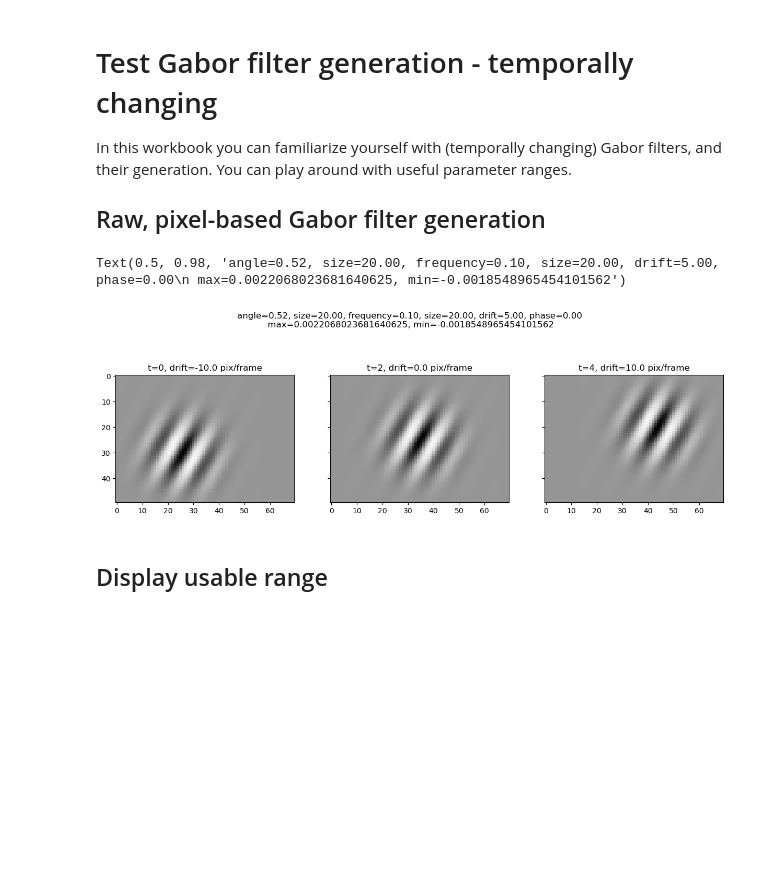
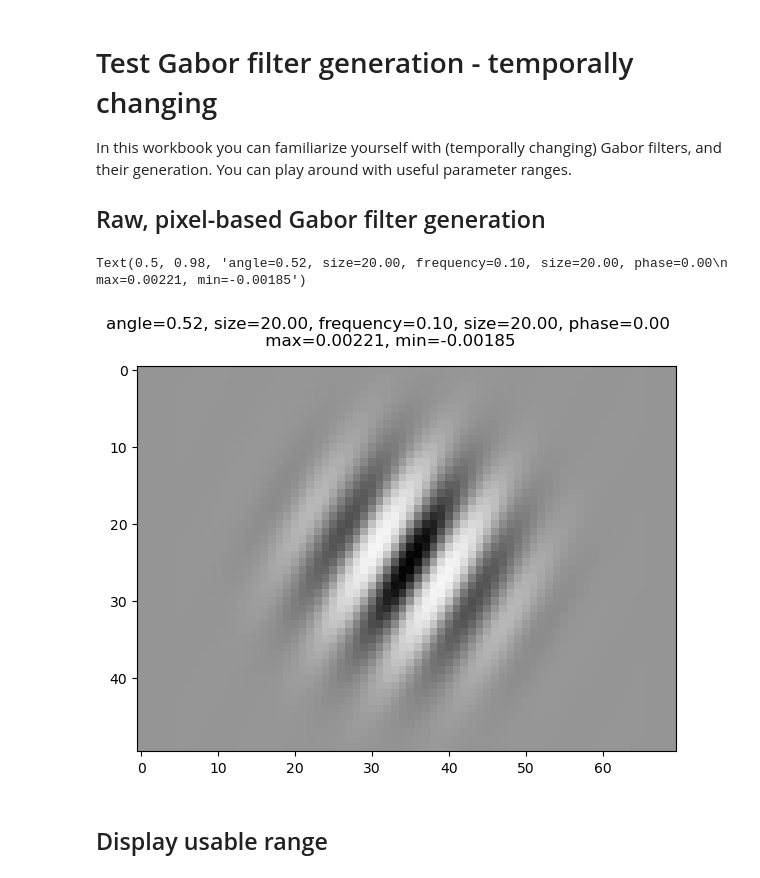
Before and after one commit to katonage/waven2, a Jupyter notebook: waven2/S1_gabor_test_vS.ipynb, the cells around one changed output. Drawn from its saved outputs; the diff is of its cells as text; code cells hidden in the pictures; blank space fills up the shorter version.

Commit message:
killing drift and flow, reverting to simple compute

```diff
--- a/waven2/S1_gabor_test_vS.ipynb
+++ b/waven2/S1_gabor_test_vS.ipynb
@@ -11,7 +11,6 @@ from wavelet_utils_vSpeed import makeGaborFilter_vS
 angle_deg=30
 angle=np.deg2rad(angle_deg)
 phase=0
-drift=5 #pixels per frame
 screen_x=70 #pixels
 screen_y=50
 i=screen_x//2 #pixels
@@ -20,20 +19,16 @@ j=screen_y//2
 size=20 #pixels
 frequency=0.1 #cycles per pixel
 
-screen=makeGaborFilter_vS(i, j, angle, size, frequency, drift, phase, screen_x=screen_x, screen_y=screen_y, screen_t=5)
+screen=makeGaborFilter_vS(i, j, angle, size, frequency,  phase, screen_x=screen_x, screen_y=screen_y)
 # %%
-t0=screen.shape[0]//2
-ts=[0, t0, screen.shape[0]-1]
 v = np.max(np.abs(screen))
-fig, ax = plt.subplots(1,3, figsize=(15, 5), sharex=True, sharey=True)
-for t, axi in zip(ts, ax):
-    axi.imshow(screen[t].T, cmap='Greys', vmin=-v, vmax=v)
-    axi.set_title(f't={t}, drift={drift*(t-t0):.1f} pix/frame')
+fig, ax = plt.subplots(1,1, figsize=(15, 5), sharex=True, sharey=True)
+ax.imshow(screen.T, cmap='Greys', vmin=-v, vmax=v)
 
-fig.suptitle(f'angle={angle:.2f}, size={size:.2f}, frequency={frequency:.2f}, size={size:.2f}, drift={drift:.2f}, phase={phase:.2f}\n max={np.max(screen)}, min={np.min(screen)}')
+fig.suptitle(f'angle={angle:.2f}, size={size:.2f}, frequency={frequency:.2f}, size={size:.2f}, phase={phase:.2f}\n max={np.max(screen):.5f}, min={np.min(screen):.5f}')
 # %% [output]
-Text(0.5, 0.98, 'angle=0.52, size=20.00, frequency=0.10, size=20.00, drift=5.00, phase=0.00\n max=0.0022068023681640625, min=-0.0018548965454101562')
+Text(0.5, 0.98, 'angle=0.52, size=20.00, frequency=0.10, size=20.00, phase=0.00\n max=0.00221, min=-0.00185')
-[figure, old version]
+[figure, new version]
 # %% [markdown]
 ## Display usable range
 # %%
```
Also changed, not shown: parts of 4 cells of this notebook, 8 other files.
